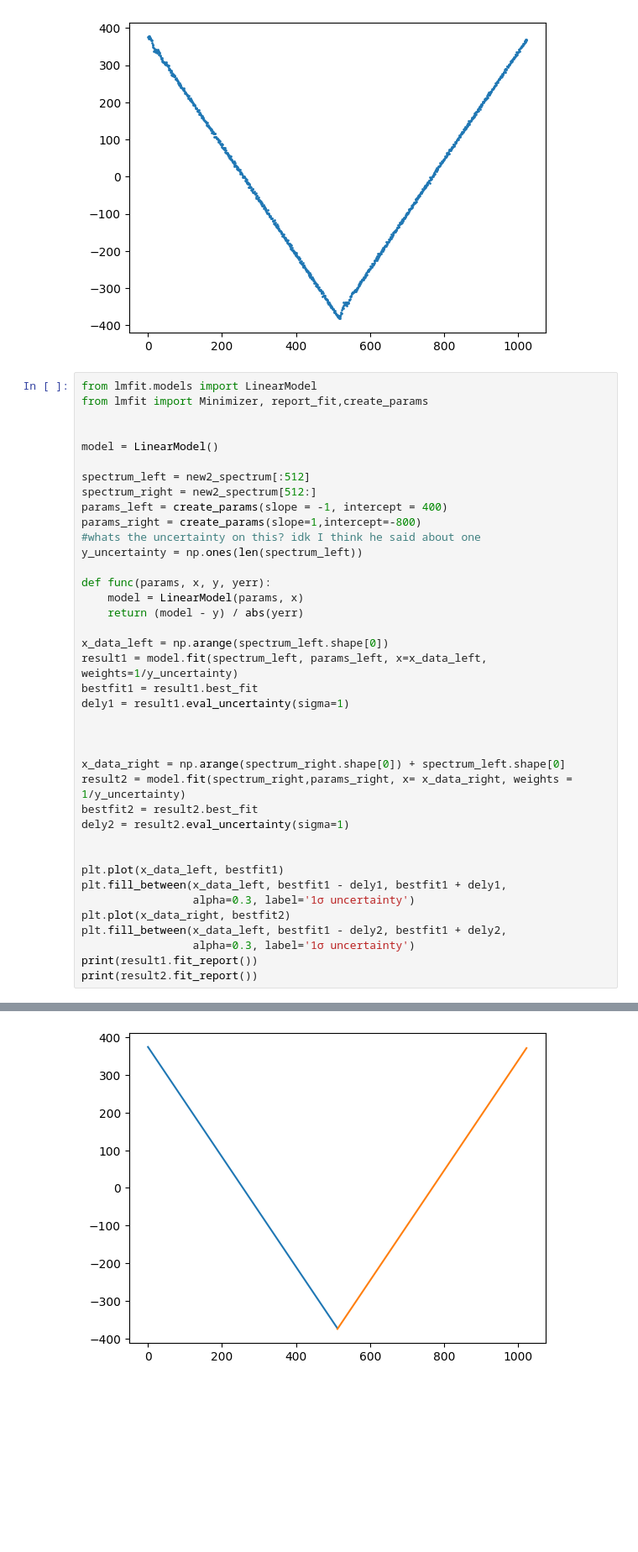
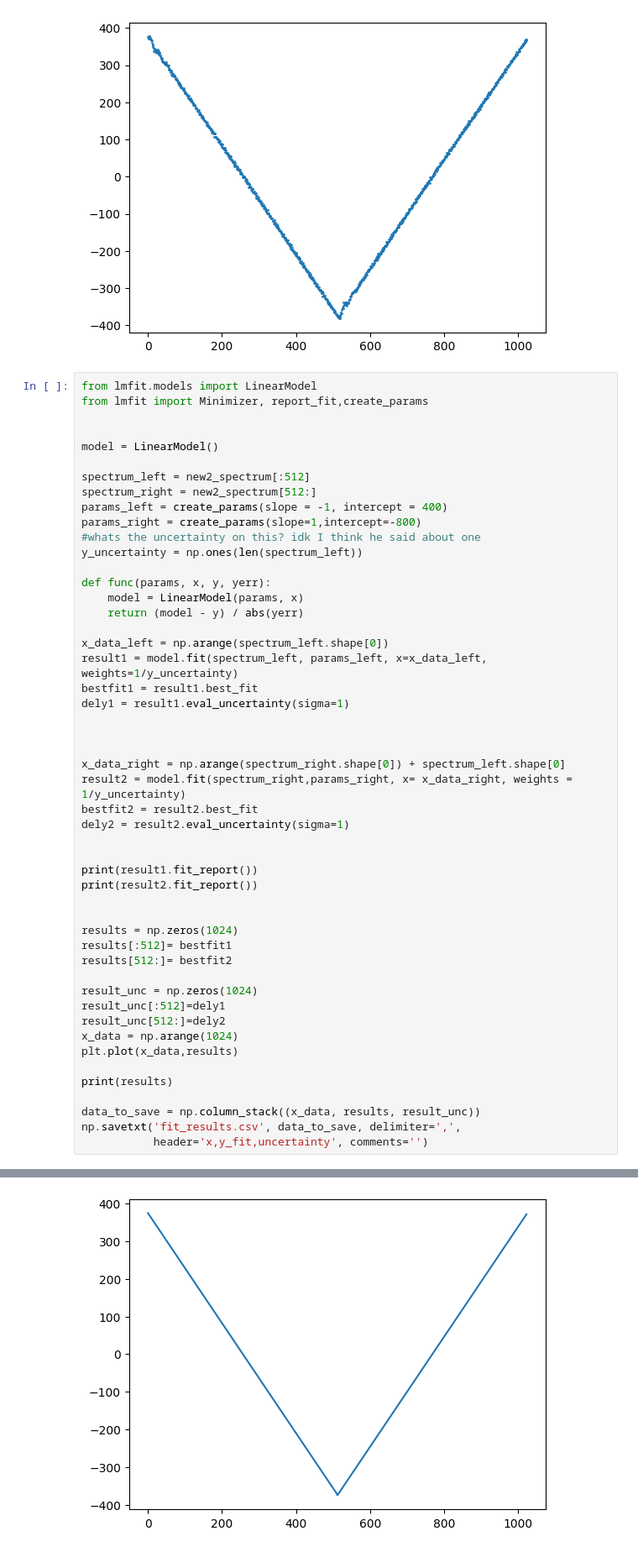
Before and after one commit to thexwon/P4, a Jupyter notebook: Mößbauer Effect/velocity calib.ipynb, the cells around one changed output, grey strips where cells are left out. Shown at 84% size. Saved outputs shown, nothing was run; the diff lists cells and outputs as text; blank space fills up the shorter version.

Commit message:
okay again didnt save earlier

```diff
--- a/Mößbauer Effect/velocity calib.ipynb
+++ b/Mößbauer Effect/velocity calib.ipynb
@@ -80,14 +80,25 @@ bestfit2 = result2.best_fit
 dely2 = result2.eval_uncertainty(sigma=1)
 
 
-plt.plot(x_data_left, bestfit1)
-plt.fill_between(x_data_left, bestfit1 - dely1, bestfit1 + dely1,
-                 alpha=0.3, label='1σ uncertainty')
-plt.plot(x_data_right, bestfit2)
-plt.fill_between(x_data_left, bestfit1 - dely2, bestfit1 + dely2,
-                 alpha=0.3, label='1σ uncertainty')
 print(result1.fit_report())
 print(result2.fit_report())
+
+
+results = np.zeros(1024)
+results[:512]= bestfit1
+results[512:]= bestfit2
+
+result_unc = np.zeros(1024)
+result_unc[:512]=dely1
+result_unc[512:]=dely2
+x_data = np.arange(1024)
+plt.plot(x_data,results)
+
+print(results)
+
+data_to_save = np.column_stack((x_data, results, result_unc))
+np.savetxt('fit_results.csv', data_to_save, delimiter=',',
+           header='x,y_fit,uncertainty', comments='')
 # %% [output]
 [[Model]]
     Model(linear)
@@ -109 +120 @@ print(result2.fit_report())
-[figure, old version]
+[figure, new version]
```
Also changed, not shown: parts of 1 cell of this notebook.
